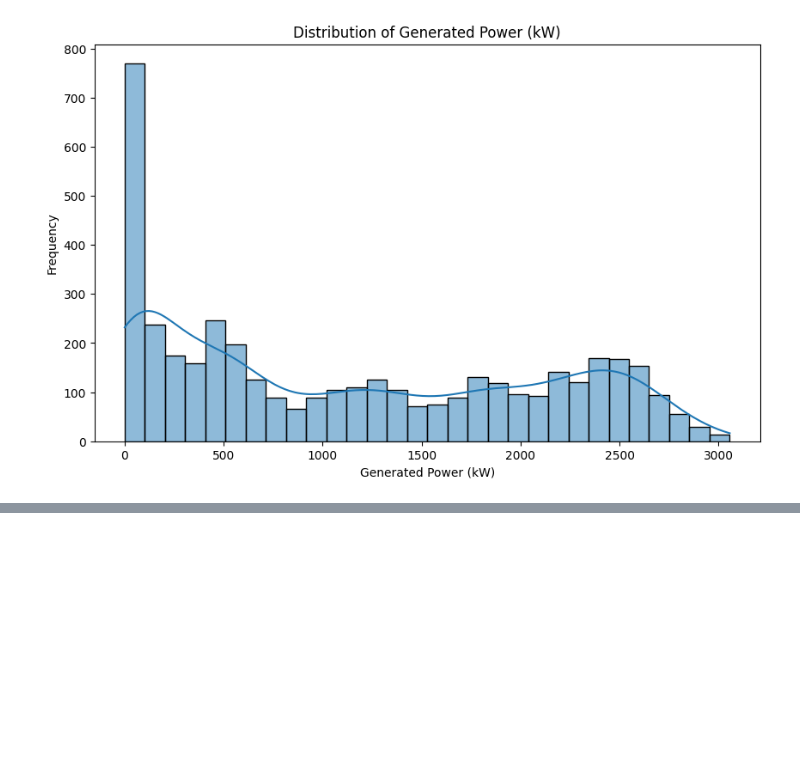
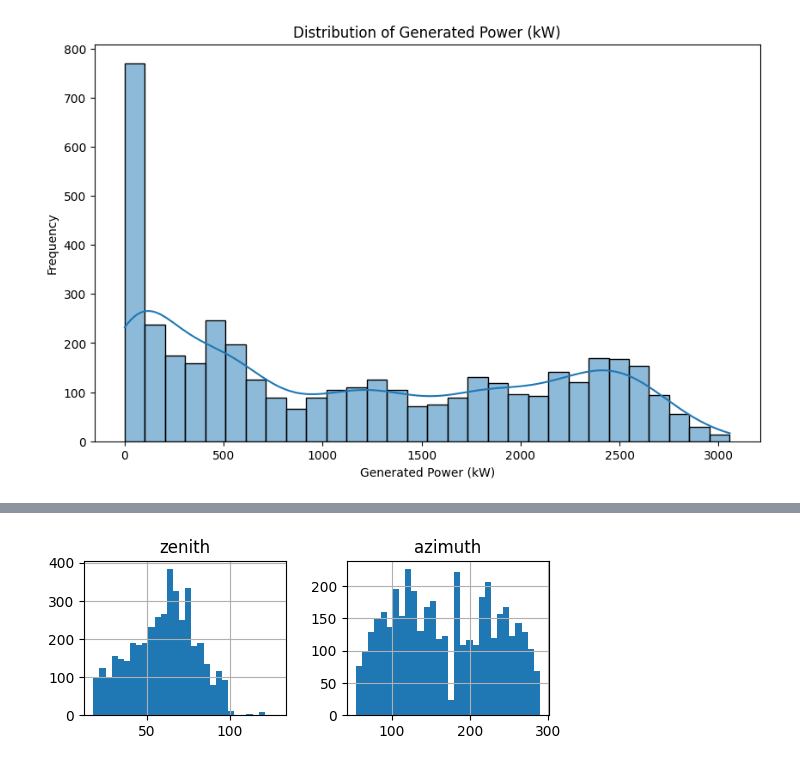
Before and after one commit to vishakha-june/AICTE-SolarPowerPrediction-LinearRegression, a Jupyter notebook: Solar ouput prediction using linear regression/solarPowerPrediction.ipynb, the cells around one changed output, grey strips where cells are left out. Saved outputs shown, nothing was run; the diff lists cells and outputs as text; code cells hidden in the pictures; blank space fills up the shorter version.

```diff
--- a/Solar ouput prediction using linear regression/solarPowerPrediction.ipynb
+++ b/Solar ouput prediction using linear regression/solarPowerPrediction.ipynb
@@ -141,0 +157,5 @@ plt.show()
+# %%
+df[df.columns[18:20]].hist(bins=30, figsize=(6,2))
+plt.show()
+# %% [output]
+[figure, added]
```
Also changed, not shown: parts of 11 cells of this notebook.
